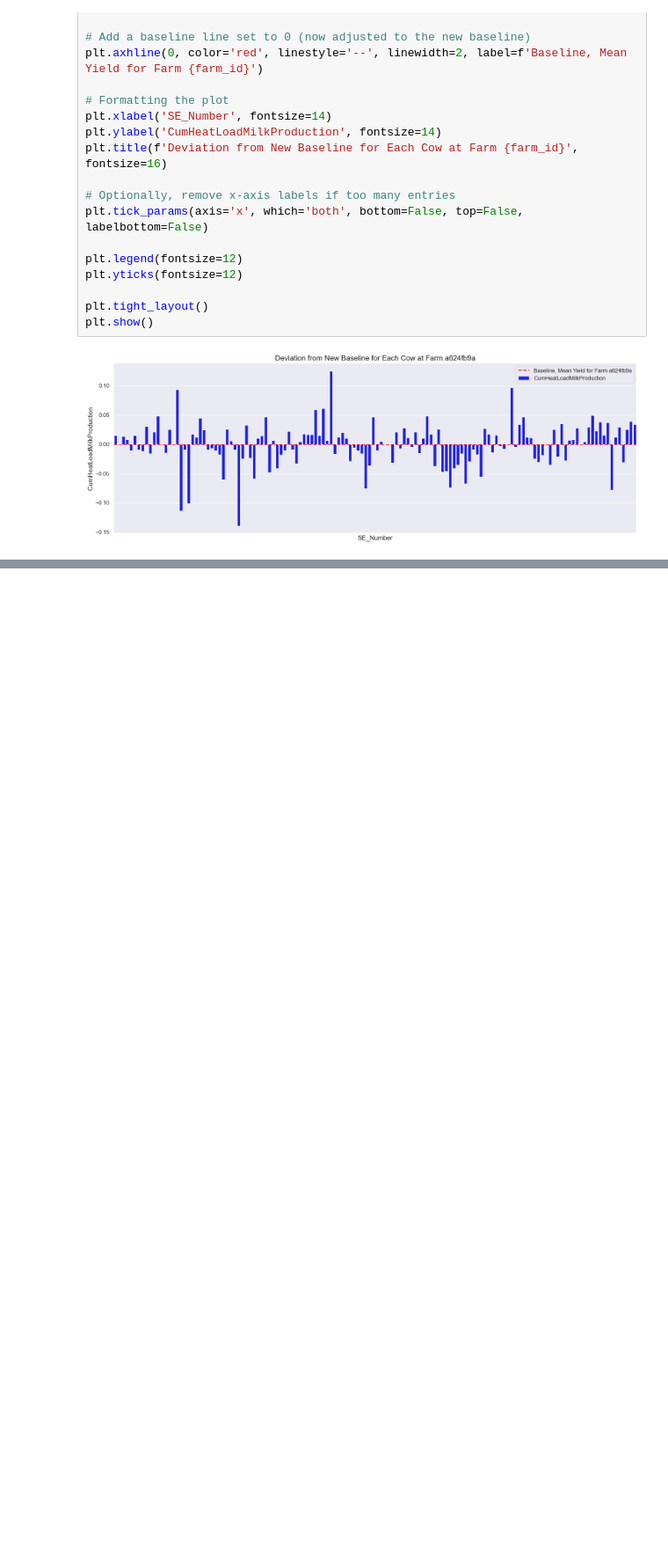
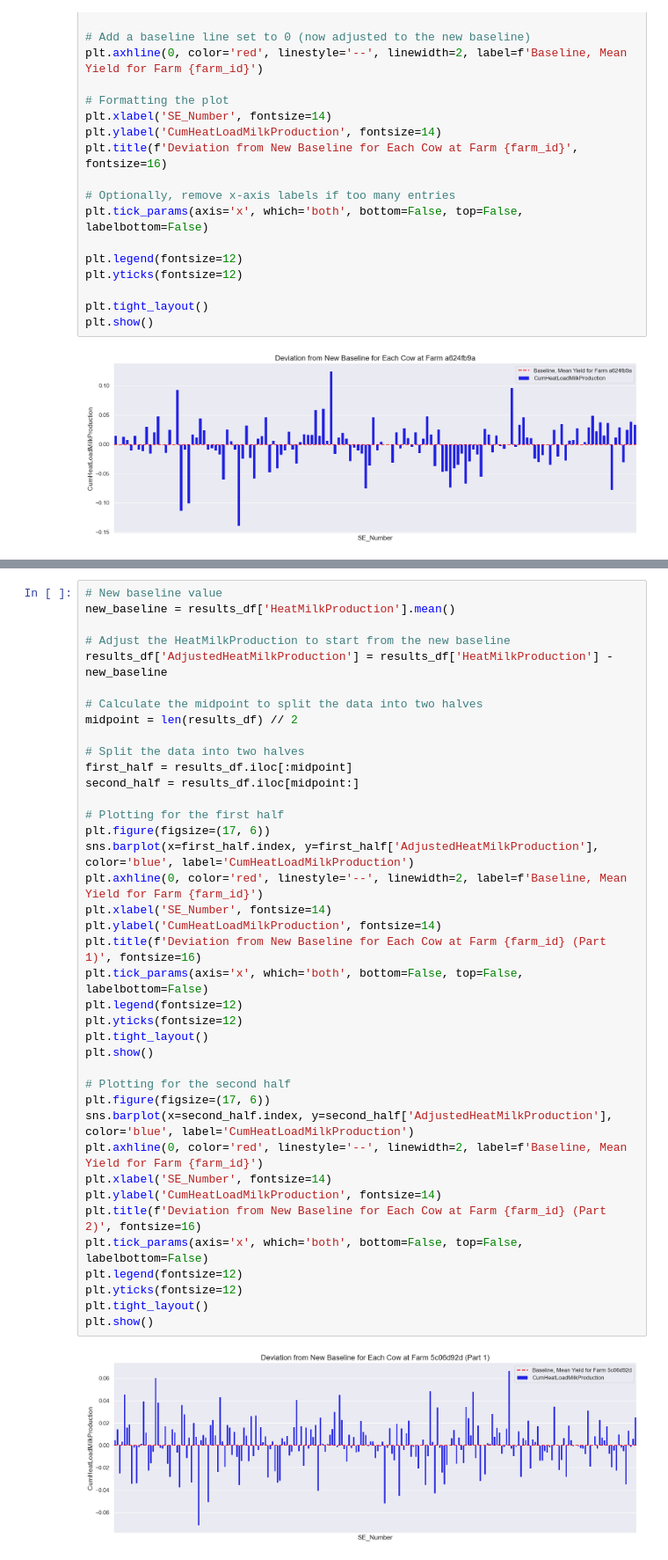
Before and after one commit to jockepolis/HeatStressEvaluationSummer24, a Jupyter notebook: ModelingIndividualsYield/GAM_IndividualHeat.ipynb, the cells around one changed output, grey strips where cells are left out. Shown at 88% size. Drawn from its saved outputs; the diff is of its cells as text; blank space fills up the shorter version.

```diff
--- a/ModelingIndividualsYield/GAM_IndividualHeat.ipynb
+++ b/ModelingIndividualsYield/GAM_IndividualHeat.ipynb
@@ -468,0 +882,41 @@ plt.show()
+# %%
+# New baseline value
+new_baseline = results_df['HeatMilkProduction'].mean()
+
+# Adjust the HeatMilkProduction to start from the new baseline
+results_df['AdjustedHeatMilkProduction'] = results_df['HeatMilkProduction'] - new_baseline
+
+# Calculate the midpoint to split the data into two halves
+midpoint = len(results_df) // 2
+
+# Split the data into two halves
+first_half = results_df.iloc[:midpoint]
+second_half = results_df.iloc[midpoint:]
+
+# Plotting for the first half
+plt.figure(figsize=(17, 6))
+sns.barplot(x=first_half.index, y=first_half['AdjustedHeatMilkProduction'], color='blue', label='CumHeatLoadMilkProduction')
+plt.axhline(0, color='red', linestyle='--', linewidth=2, label=f'Baseline, Mean Yield for Farm {farm_id}')
+plt.xlabel('SE_Number', fontsize=14)
+plt.ylabel('CumHeatLoadMilkProduction', fontsize=14)
+plt.title(f'Deviation from New Baseline for Each Cow at Farm {farm_id} (Part 1)', fontsize=16)
+plt.tick_params(axis='x', which='both', bottom=False, top=False, labelbottom=False)
+plt.legend(fontsize=12)
+plt.yticks(fontsize=12)
+plt.tight_layout()
+plt.show()
+
+# Plotting for the second half
+plt.figure(figsize=(17, 6))
+sns.barplot(x=second_half.index, y=second_half['AdjustedHeatMilkProduction'], color='blue', label='CumHeatLoadMilkProduction')
+plt.axhline(0, color='red', linestyle='--', linewidth=2, label=f'Baseline, Mean Yield for Farm {farm_id}')
+plt.xlabel('SE_Number', fontsize=14)
+plt.ylabel('CumHeatLoadMilkProduction', fontsize=14)
+plt.title(f'Deviation from New Baseline for Each Cow at Farm {farm_id} (Part 2)', fontsize=16)
+plt.tick_params(axis='x', which='both', bottom=False, top=False, labelbottom=False)
+plt.legend(fontsize=12)
+plt.yticks(fontsize=12)
+plt.tight_layout()
+plt.show()
+# %% [output]
+[figure, added]
```
Also changed, not shown: parts of 21 cells of this notebook.
